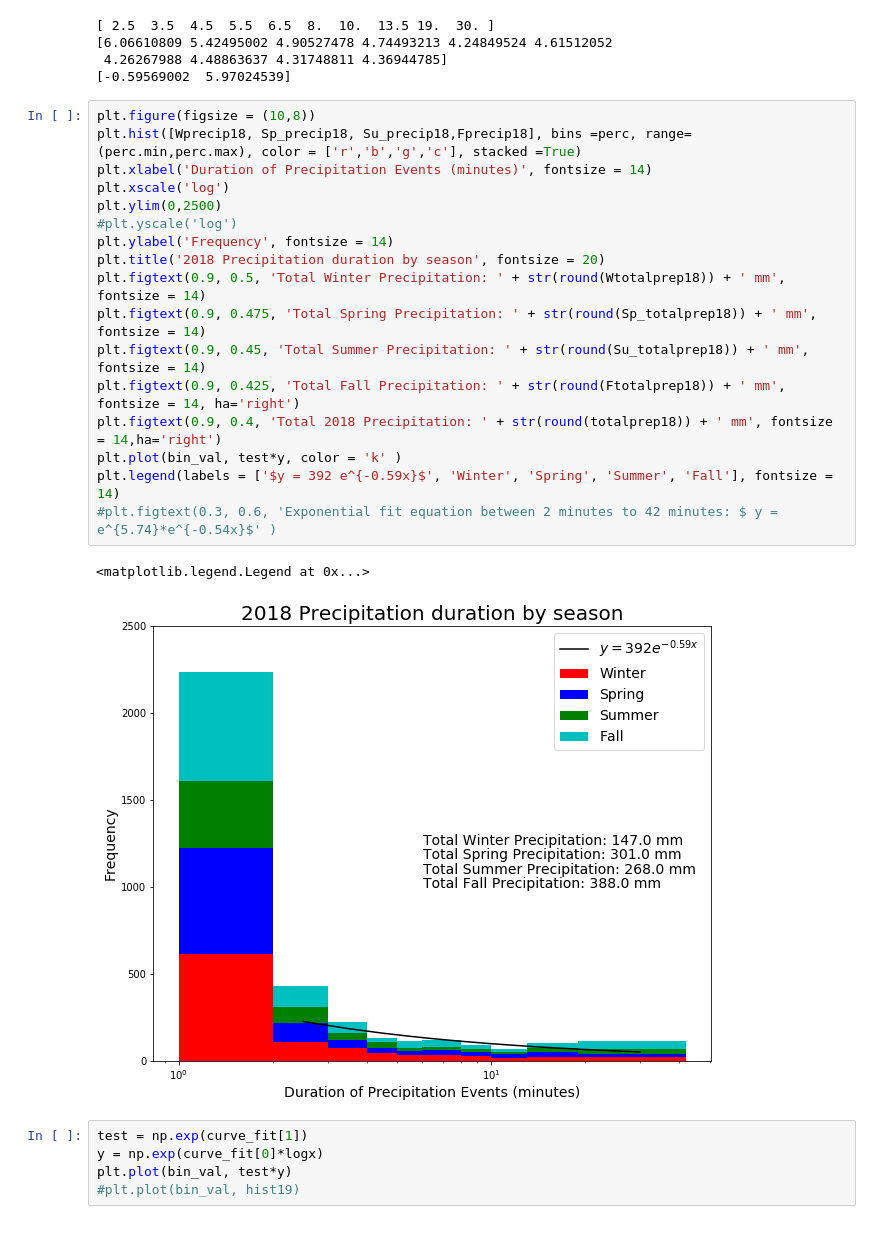
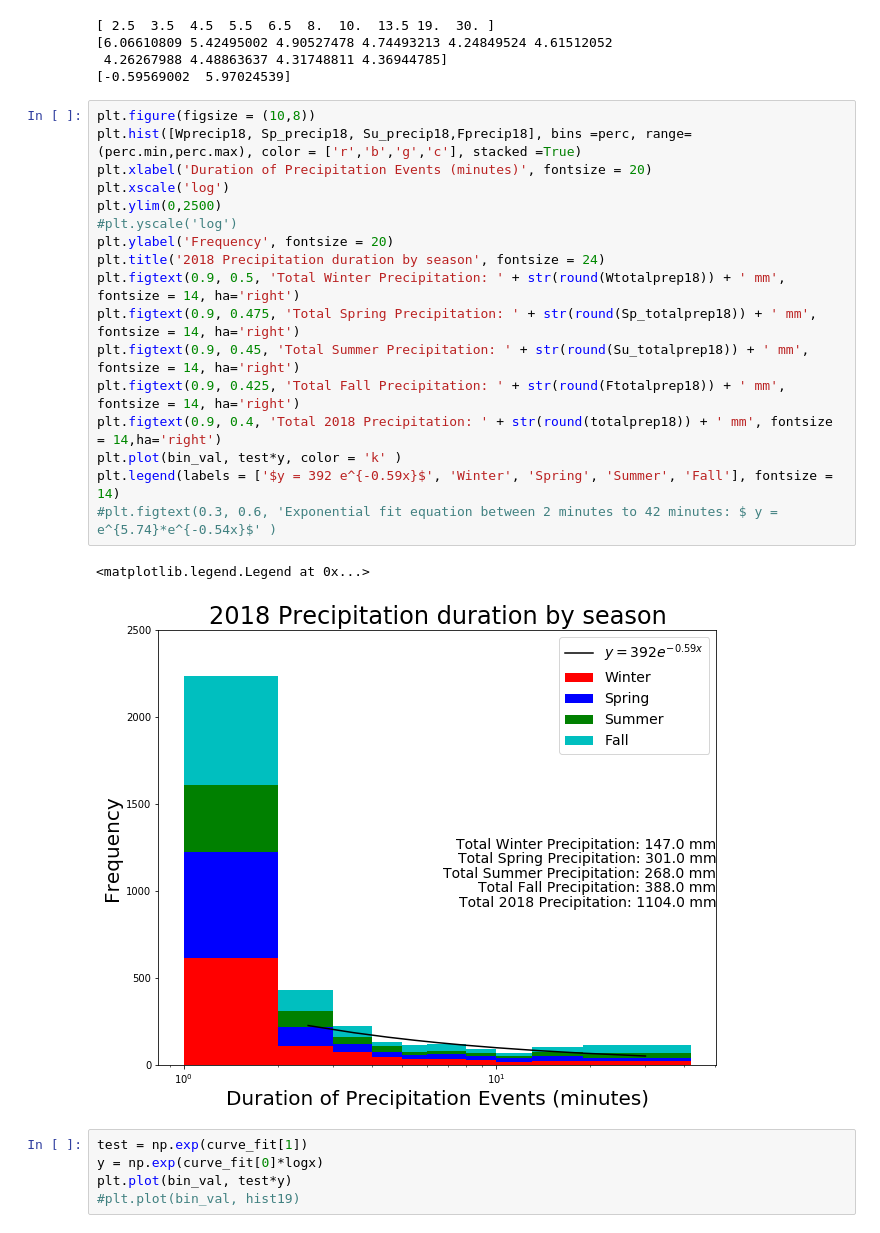
Before and after one commit to zhangt3-e/senior_thesis, a Jupyter notebook: Code/exponentials.ipynb, the cells around one changed output. Saved outputs shown, nothing was run; the diff lists cells and outputs as text.

```diff
--- a/Code/exponentials.ipynb
+++ b/Code/exponentials.ipynb
@@ -121,23 +121,23 @@ print(curve_fit)
 # %%
 plt.figure(figsize = (10,8))
 plt.hist([Wprecip18, Sp_precip18, Su_precip18,Fprecip18], bins =perc, range= (perc.min,perc.max), color = ['r','b','g','c'], stacked =True)
-plt.xlabel('Duration of Precipitation Events (minutes)', fontsize = 14)
+plt.xlabel('Duration of Precipitation Events (minutes)', fontsize = 20)
 plt.xscale('log')
 plt.ylim(0,2500)
 #plt.yscale('log')
-plt.ylabel('Frequency', fontsize = 14)
-plt.title('2018 Precipitation duration by season', fontsize = 20)
-plt.figtext(0.9, 0.5, 'Total Winter Precipitation: ' + str(round(Wtotalprep18)) + ' mm', fontsize = 14)
-plt.figtext(0.9, 0.475, 'Total Spring Precipitation: ' + str(round(Sp_totalprep18)) + ' mm', fontsize = 14)
-plt.figtext(0.9, 0.45, 'Total Summer Precipitation: ' + str(round(Su_totalprep18)) + ' mm', fontsize = 14)
+plt.ylabel('Frequency', fontsize = 20)
+plt.title('2018 Precipitation duration by season', fontsize = 24)
+plt.figtext(0.9, 0.5, 'Total Winter Precipitation: ' + str(round(Wtotalprep18)) + ' mm', fontsize = 14, ha='right')
+plt.figtext(0.9, 0.475, 'Total Spring Precipitation: ' + str(round(Sp_totalprep18)) + ' mm', fontsize = 14, ha='right')
+plt.figtext(0.9, 0.45, 'Total Summer Precipitation: ' + str(round(Su_totalprep18)) + ' mm', fontsize = 14, ha='right')
 plt.figtext(0.9, 0.425, 'Total Fall Precipitation: ' + str(round(Ftotalprep18)) + ' mm', fontsize = 14, ha='right')
 plt.figtext(0.9, 0.4, 'Total 2018 Precipitation: ' + str(round(totalprep18)) + ' mm', fontsize = 14,ha='right')
 plt.plot(bin_val, test*y, color = 'k' )
 plt.legend(labels = ['$y = 392 e^{-0.59x}$', 'Winter', 'Spring', 'Summer', 'Fall'], fontsize = 14)
 #plt.figtext(0.3, 0.6, 'Exponential fit equation between 2 minutes to 42 minutes: $ y = e^{5.74}*e^{-0.54x}$' )
 # %% [output]
 <matplotlib.legend.Legend at 0x...>
-[figure, old version]
+[figure, new version]
 # %%
 test = np.exp(curve_fit[1])
 y = np.exp(curve_fit[0]*logx)
```
Also changed, not shown: 2 other files.
